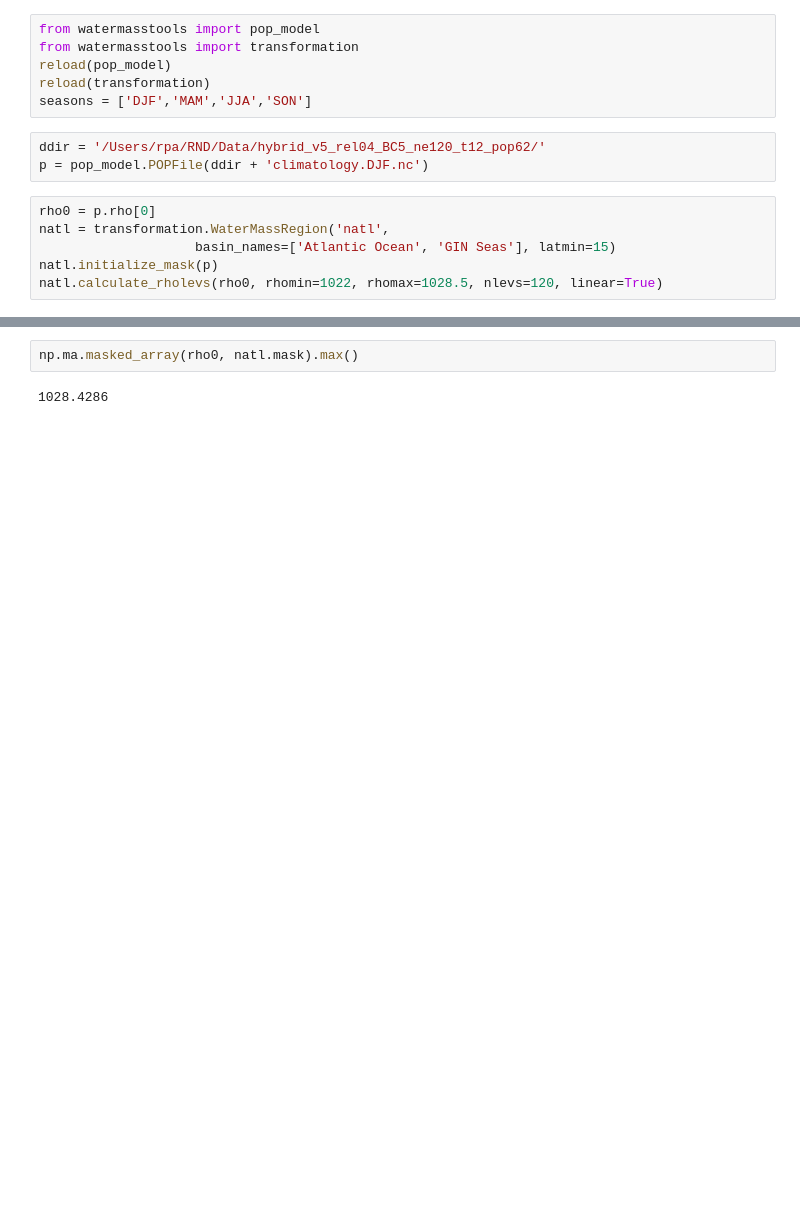
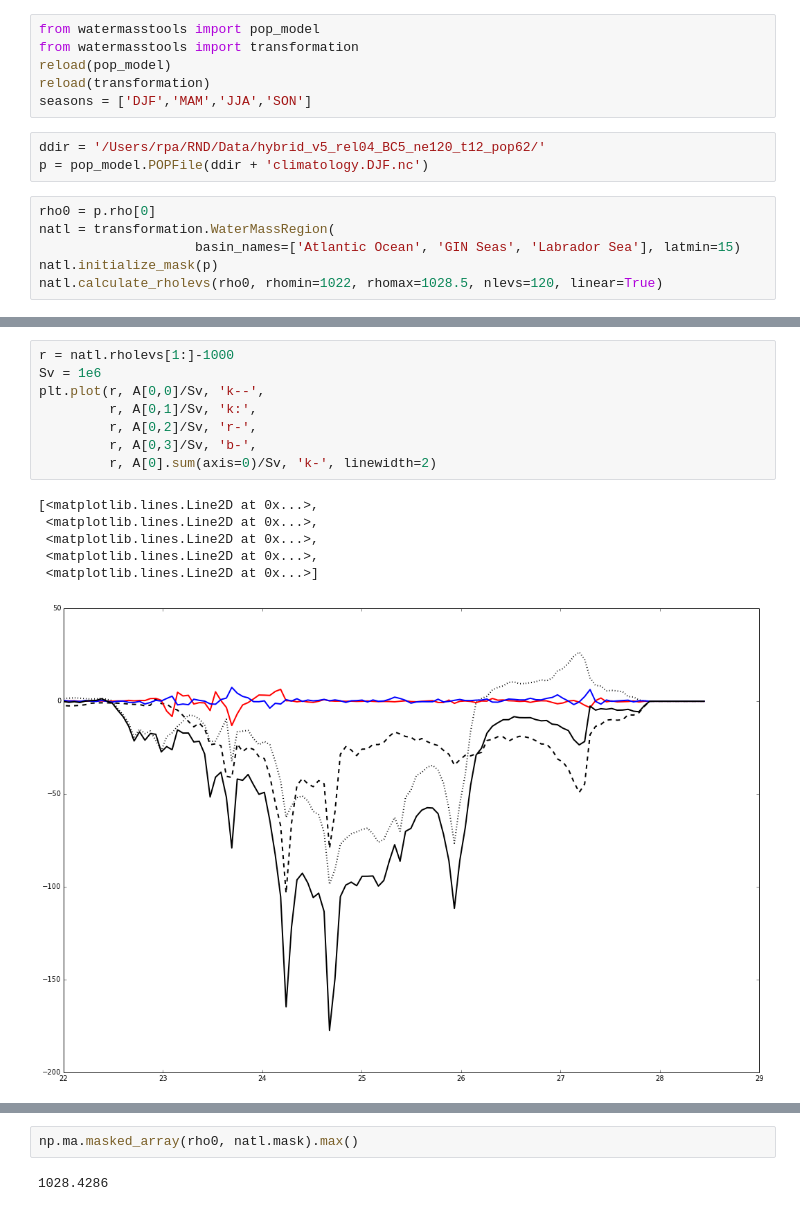
Before and after one commit to rabernat/pop_water_mass, a Jupyter notebook: notebooks/regions.ipynb, the cells around one changed output, grey strips where cells are left out. Cells and saved outputs as stored; diff of their text form; blank space fills up the shorter version.

```diff
--- a/notebooks/regions.ipynb
+++ b/notebooks/regions.ipynb
@@ -16,7 +16,7 @@ ddir = '/Users/rpa/RND/Data/hybrid_v5_rel04_BC5_ne120_t12_pop62/'
 p = pop_model.POPFile(ddir + 'climatology.DJF.nc')
 # %%
 rho0 = p.rho[0]
-natl = transformation.WaterMassRegion('natl',
-                    basin_names=['Atlantic Ocean', 'GIN Seas'], latmin=15)
+natl = transformation.WaterMassRegion(
+                    basin_names=['Atlantic Ocean', 'GIN Seas', 'Labrador Sea'], latmin=15)
 natl.initialize_mask(p)
 natl.calculate_rholevs(rho0, rhomin=1022, rhomax=1028.5, nlevs=120, linear=True)
@@ -75,3 +68,18 @@ plt.grid()
+# %%
+r = natl.rholevs[1:]-1000
+Sv = 1e6
+plt.plot(r, A[0,0]/Sv, 'k--',
+         r, A[0,1]/Sv, 'k:',
+         r, A[0,2]/Sv, 'r-',
+         r, A[0,3]/Sv, 'b-',
+         r, A[0].sum(axis=0)/Sv, 'k-', linewidth=2)
+# %% [output]
+[<matplotlib.lines.Line2D at 0x...>,
+ <matplotlib.lines.Line2D at 0x...>,
+ <matplotlib.lines.Line2D at 0x...>,
+ <matplotlib.lines.Line2D at 0x...>,
+ <matplotlib.lines.Line2D at 0x...>]
+[figure, added]
 # %%
 plt.imshow(np.ma.masked_array(rho0, natl.mask)[0.4*p.Nx:0.6*p.Nx:,300:1200]-1000)
 plt.clim([23,28.2])
```
Also changed, not shown: parts of 6 cells of this notebook, 2 other files.
